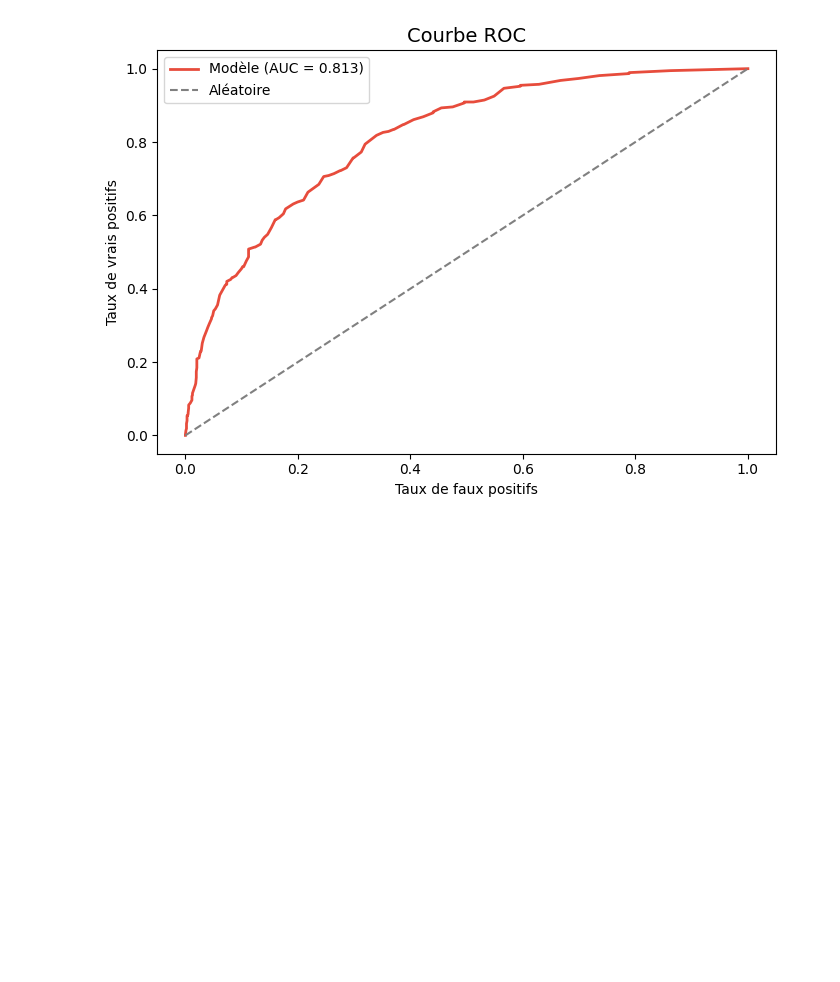
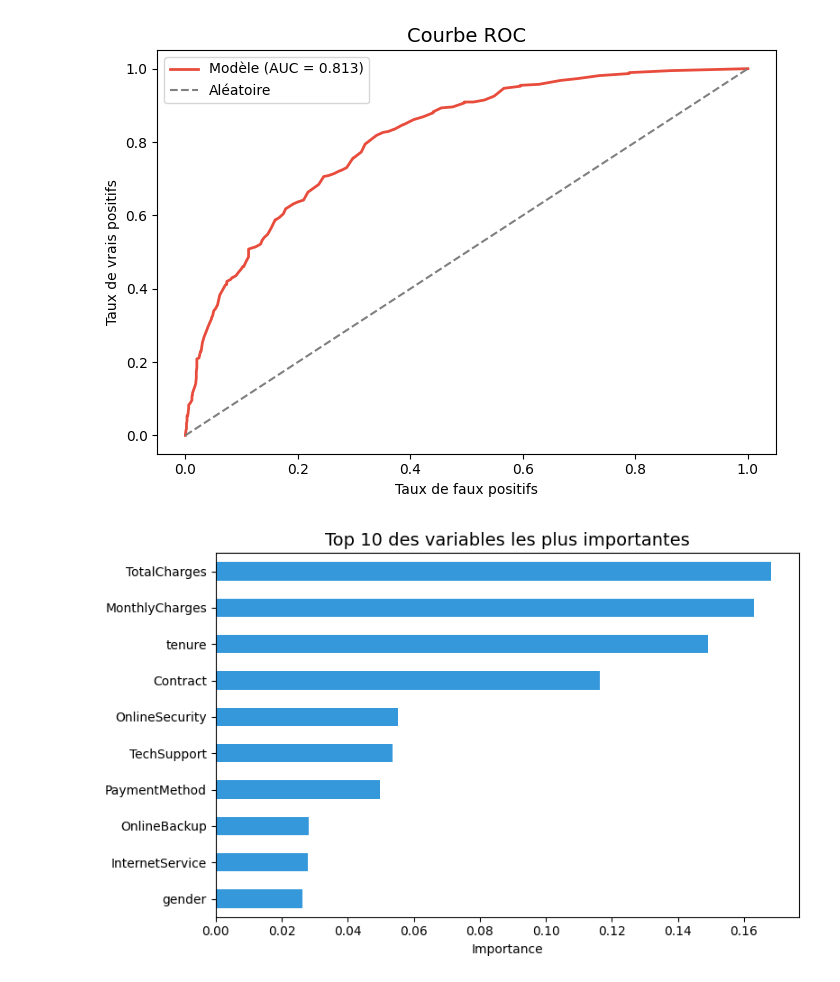
Before and after one commit to Oumarjalloh/projet-churn-Data-Analyst-, a Jupyter notebook: notebooks/03_modele.ipynb, the cells around one changed output. Saved outputs shown, nothing was run; the diff lists cells and outputs as text; code cells hidden in the pictures; blank space fills up the shorter version.

```diff
--- a/notebooks/03_modele.ipynb
+++ b/notebooks/03_modele.ipynb
@@ -112,3 +112,17 @@ plt.savefig('../data/graph7_roc_curve.png', dpi=150)
 plt.show()
 # %% [output]
 [figure]
+# %%
+importances = pd.Series(model.feature_importances_, index=X.columns)
+importances = importances.sort_values(ascending=False).head(10)
+
+fig, ax = plt.subplots(figsize=(8, 5))
+importances.plot.barh(color='#3498db', ax=ax)
+ax.invert_yaxis()
+ax.set_title("Top 10 des variables les plus importantes", fontsize=14)
+ax.set_xlabel("Importance")
+plt.tight_layout()
+plt.savefig('../data/graph8_feature_importance.png', dpi=150)
+plt.show()
+# %% [output]
+[figure, added]
```
Also changed, not shown: parts of 2 cells of this notebook, 2 other files.
